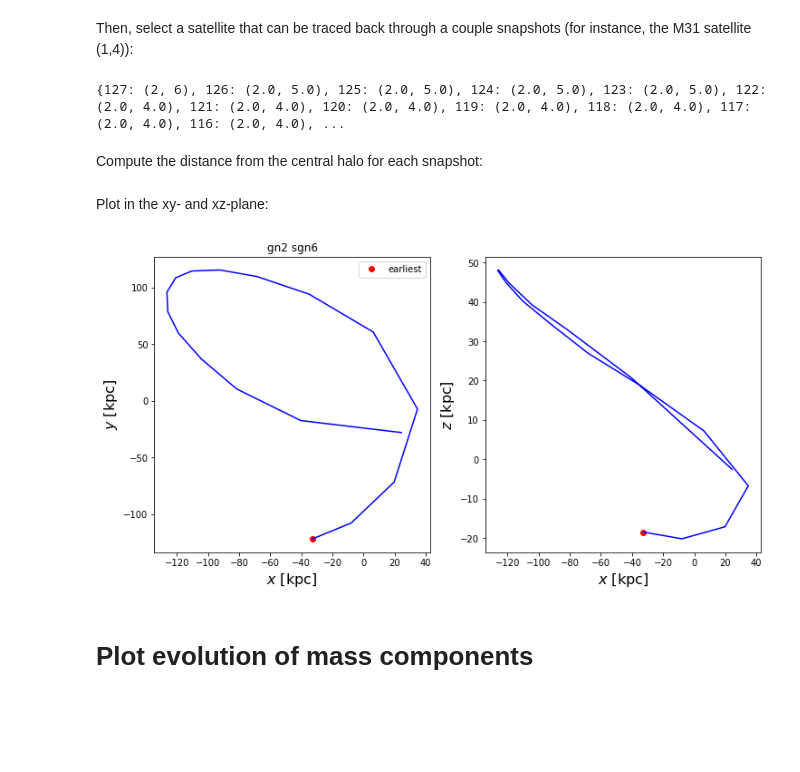
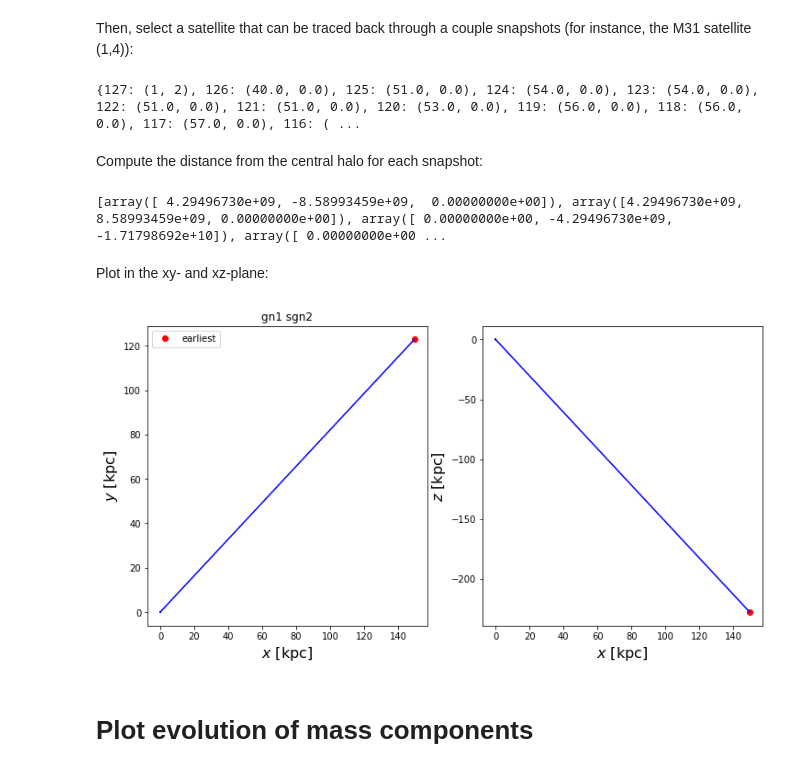
Before and after one commit to kassiili/two-period-inflation, a Jupyter notebook: plot_traced_halo.ipynb, the cells around one changed output. Drawn from its saved outputs; the diff is of its cells as text; code cells hidden in the pictures; blank space fills up the shorter version.

```diff
--- a/plot_traced_halo.ipynb
+++ b/plot_traced_halo.ipynb
@@ -27,9 +27,9 @@ importlib.reload(subhalo)
 # %% [markdown]
 ## Tracing a satellite
 # %%
-sim_id = "CDM_V1_LR"
+sim_id = "V1_LR_fix"
 start = 127; stop = 100
-gn=2
+gn=1
 snap0 = snapshot_obj.Snapshot(sim_id, start)
 central = subhalo.Subhalo(sim_id, start, gn, 0)
 # %% [markdown]
@@ -42,18 +42,22 @@ print(tracer)
 # %% [markdown]
 Then, select a satellite that can be traced back through a couple snapshots (for instance, the M31 satellite (1,4)):
 # %%
-sgn=6
+sgn=2
 satellite = subhalo.Subhalo(sim_id, start, gn, sgn)
 sat_tracer = satellite.trace(stop=stop)
 print(sat_tracer)
 # %% [output]
-{127: (2, 6), 126: (2.0, 5.0), 125: (2.0, 5.0), 124: (2.0, 5.0), 123: (2.0, 5.0), 122: (2.0, 4.0), 121: (2.0, 4.0), 120: (2.0, 4.0), 119: (2.0, 4.0), 118: (2.0, 4.0), 117: (2.0, 4.0), 116: (2.0, 4.0), ...
+{127: (1, 2), 126: (40.0, 0.0), 125: (51.0, 0.0), 124: (54.0, 0.0), 123: (54.0, 0.0), 122: (51.0, 0.0), 121: (51.0, 0.0), 120: (53.0, 0.0), 119: (56.0, 0.0), 118: (56.0, 0.0), 117: (57.0, 0.0), 116: ( ...
 # %% [markdown]
 Compute the distance from the central halo for each snapshot:
 # %%
 snap_ids = list(sat_tracer.keys())
 snap_ids = np.sort(snap_ids)
 d = [satellite.distance_to_central(sid) for sid in list(snap_ids)]
+# %%
+print(d)
+# %% [output]
+[array([ 4.29496730e+09, -8.58993459e+09,  0.00000000e+00]), array([4.29496730e+09, 8.58993459e+09, 0.00000000e+00]), array([ 0.00000000e+00, -4.29496730e+09, -1.71798692e+10]), array([ 0.00000000e+00 ...
 # %%
 d = np.array(d).reshape((len(d),3)) * units.cm.to(units.kpc)
 # %% [markdown]
@@ -61,33 +65,33 @@ Plot in the xy- and xz-plane:
 # %%
 fig,ax = plt.subplots(ncols=2, figsize=(12,6))
 
 ax[0].set_title('gn{} sgn{}'.format(gn,sgn))
 
 ax[0].plot(d[-1,0], d[-1,1], 'ro', label='earliest')
 ax[0].plot(d[:,0], d[:,1], 'b')
 ax[0].set_xlabel('$x$ [kpc]', fontsize=16)
 ax[0].set_ylabel('$y$ [kpc]', fontsize=16)
 
 ax[1].plot(d[-1,0], d[-1,2], 'ro')
 ax[1].plot(d[:,0], d[:,2], 'b')
 ax[1].set_xlabel('$x$ [kpc]', fontsize=16)
 ax[1].set_ylabel('$z$ [kpc]', fontsize=16)
 
 ax[0].legend()
 
 # Save figure:
 
 filename = 'satellite_trajectory_gn{}sgn{}.png'.format(gn,sgn)
 
 home = os.path.dirname(snapshot_obj.__file__)
 path = os.path.join(home,"Figures")
 
 # If the directory does not exist, create it
-if not os.path.exists(path):
-    os.makedirs(path)
-plt.savefig(os.path.join(path,filename), dpi=200)
+#if not os.path.exists(path):
+#    os.makedirs(path)
+#plt.savefig(os.path.join(path,filename), dpi=200)
 # %% [output]
-[figure, old version]
+[figure, new version]
 # %% [markdown]
 # Plot evolution of mass components
 # %%
```
Also changed, not shown: parts of 3 cells of this notebook, 4 other files.
